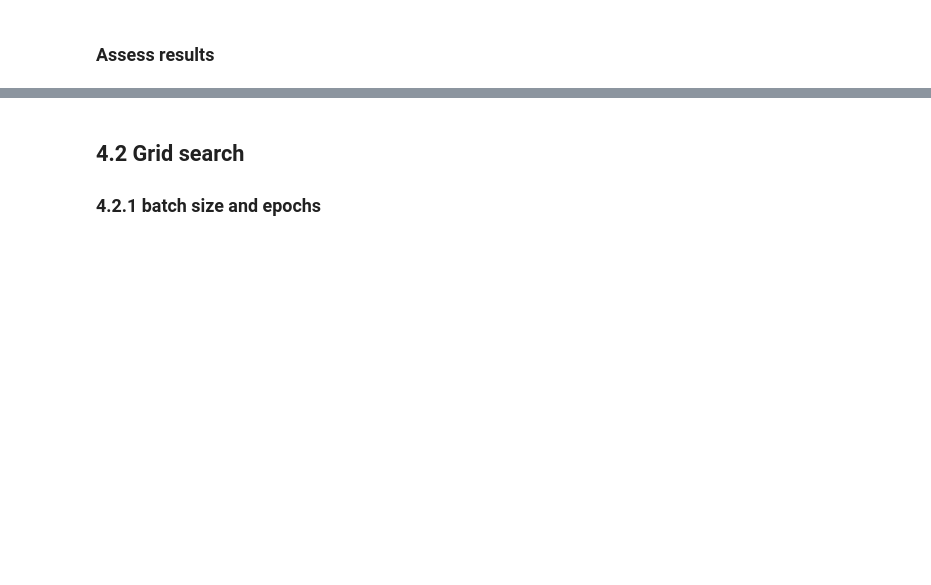
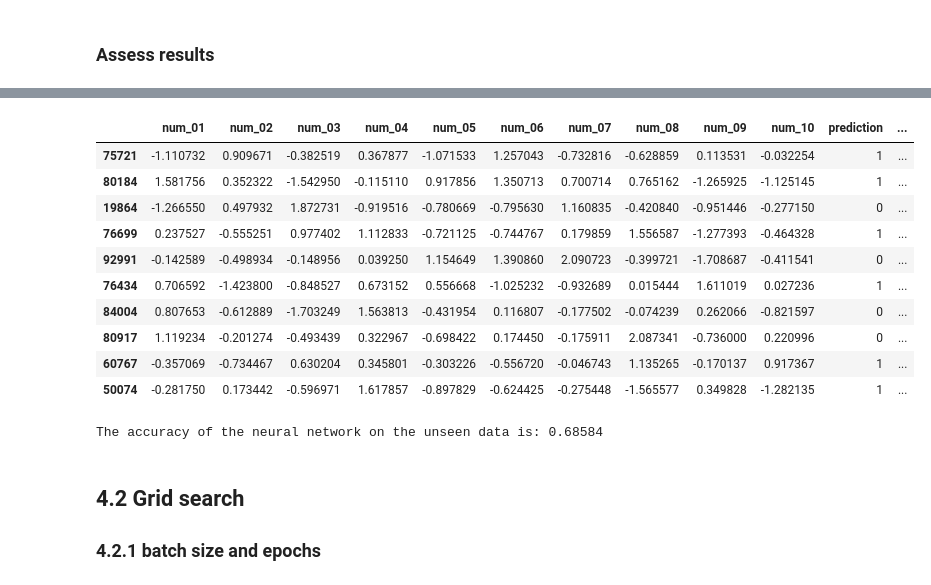
Before and after one commit to JonathanKolb/MLNNs_A2, a Jupyter notebook: Assignment_2_1.ipynb, the cells around one changed output, grey strips where cells are left out. Saved outputs shown, nothing was run; the diff lists cells and outputs as text; code cells hidden in the pictures; blank space fills up the shorter version.

```diff
--- a/Assignment_2_1.ipynb
+++ b/Assignment_2_1.ipynb
@@ -263,0 +270,6 @@ plt.show()
+# %%
+test_df = X_test
+test_df['prediction'] = model.predict(test_df)
+test_df['prediction'] = test_df['prediction'].apply(lambda x: round(x,0)).astype('int')
+test_df['label'] = y_test
+test_df['align'] = np.where(test_df['label'] == test_df['prediction'], 1, 0)
@@ -264,3 +278,21 @@ plt.show()
+# %%
+test_df.head(10)
+# %% [output]
+|  | num_01 | num_02 | num_03 | num_04 | num_05 | num_06 | num_07 | num_08 | num_09 | num_10 | prediction | ... |
+| 75721 | -1.110732 | 0.909671 | -0.382519 | 0.367877 | -1.071533 | 1.257043 | -0.732816 | -0.628859 | 0.113531 | -0.032254 | 1 | ... |
+| 80184 | 1.581756 | 0.352322 | -1.542950 | -0.115110 | 0.917856 | 1.350713 | 0.700714 | 0.765162 | -1.265925 | -1.125145 | 1 | ... |
+| 19864 | -1.266550 | 0.497932 | 1.872731 | -0.919516 | -0.780669 | -0.795630 | 1.160835 | -0.420840 | -0.951446 | -0.277150 | 0 | ... |
+| 76699 | 0.237527 | -0.555251 | 0.977402 | 1.112833 | -0.721125 | -0.744767 | 0.179859 | 1.556587 | -1.277393 | -0.464328 | 1 | ... |
+| 92991 | -0.142589 | -0.498934 | -0.148956 | 0.039250 | 1.154649 | 1.390860 | 2.090723 | -0.399721 | -1.708687 | -0.411541 | 0 | ... |
+| 76434 | 0.706592 | -1.423800 | -0.848527 | 0.673152 | 0.556668 | -1.025232 | -0.932689 | 0.015444 | 1.611019 | 0.027236 | 1 | ... |
+| 84004 | 0.807653 | -0.612889 | -1.703249 | 1.563813 | -0.431954 | 0.116807 | -0.177502 | -0.074239 | 0.262066 | -0.821597 | 0 | ... |
+| 80917 | 1.119234 | -0.201274 | -0.493439 | 0.322967 | -0.698422 | 0.174450 | -0.175911 | 2.087341 | -0.736000 | 0.220996 | 0 | ... |
+| 60767 | -0.357069 | -0.734467 | 0.630204 | 0.345801 | -0.303226 | -0.556720 | -0.046743 | 1.135265 | -0.170137 | 0.917367 | 1 | ... |
+| 50074 | -0.281750 | 0.173442 | -0.596971 | 1.617857 | -0.897829 | -0.624425 | -0.275448 | -1.565577 | 0.349828 | -1.282135 | 1 | ... |
+# %%
+print('The accuracy of the neural network on the unseen data is: ' + str(np.sum(test_df['align']) / test_df.shape[0]))
+# %% [output]
+The accuracy of the neural network on the unseen data is: 0.68584
 # %% [markdown]
 ## 4.2 Grid search
 ### 4.2.1 batch size and epochs
```
Also changed, not shown: parts of 7 cells of this notebook.
